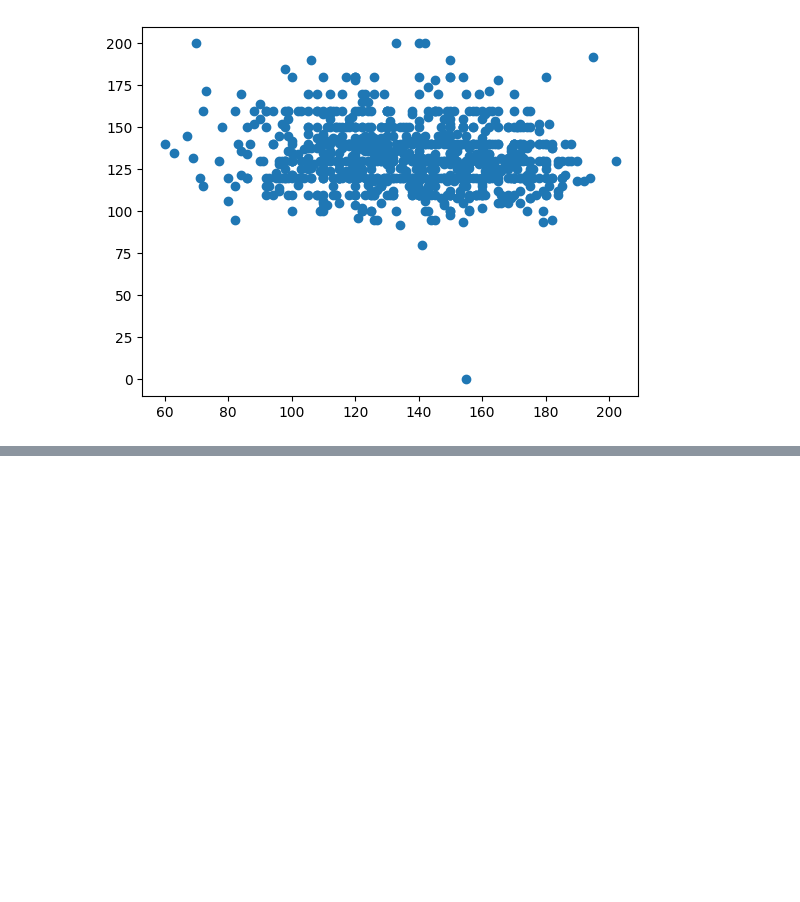
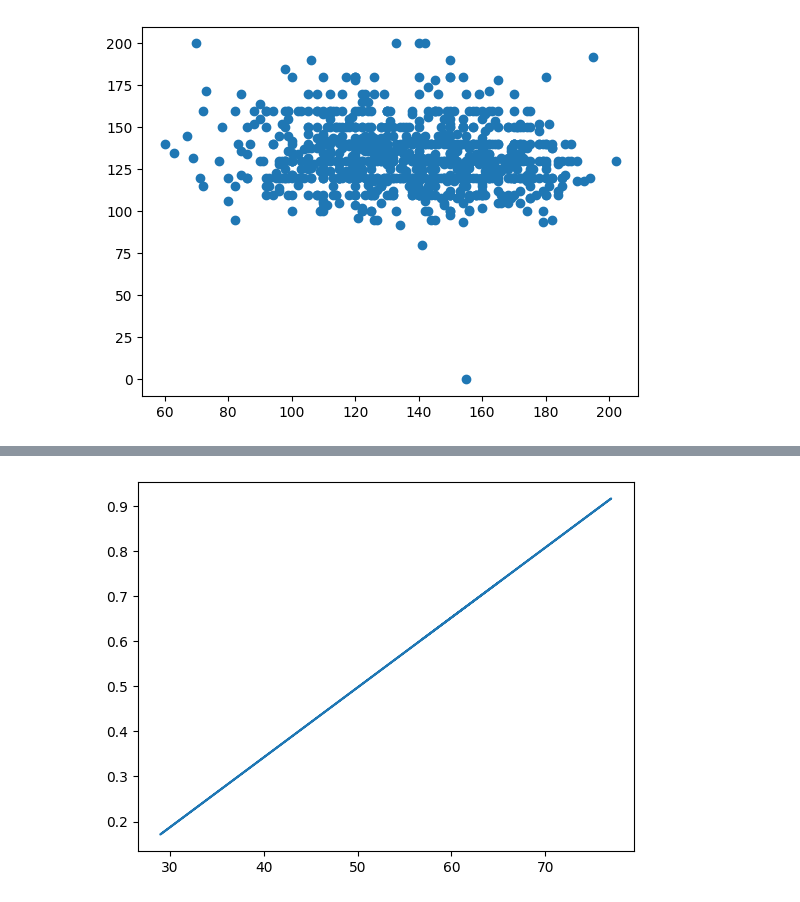
Before and after one commit to zakzak45/MachineLearning, a Jupyter notebook: main1.ipynb, the cells around one changed output, grey strips where cells are left out. Cells and saved outputs as stored; diff of their text form; code cells hidden in the pictures; blank space fills up the shorter version.

```diff
--- a/main1.ipynb
+++ b/main1.ipynb
@@ -79,0 +80,5 @@ print(mean_absolute_percentage_error(y_test,y_pred))
+# %%
+plt.plot(X_test,y_pred)
+plt.show()
+# %% [output]
+[figure, added]
```
Also changed, not shown: parts of 1 cell of this notebook.
